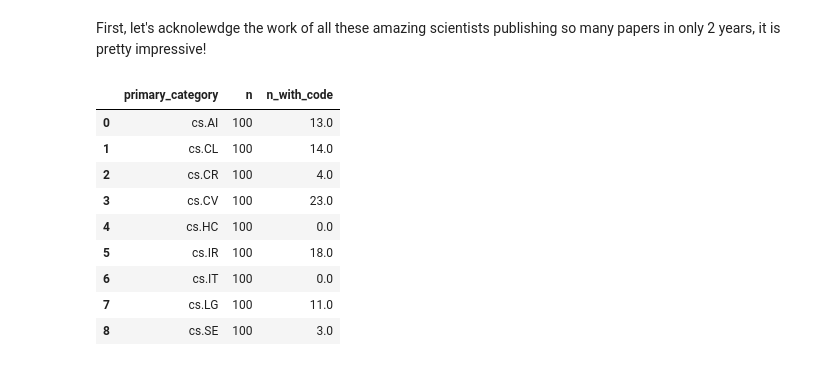
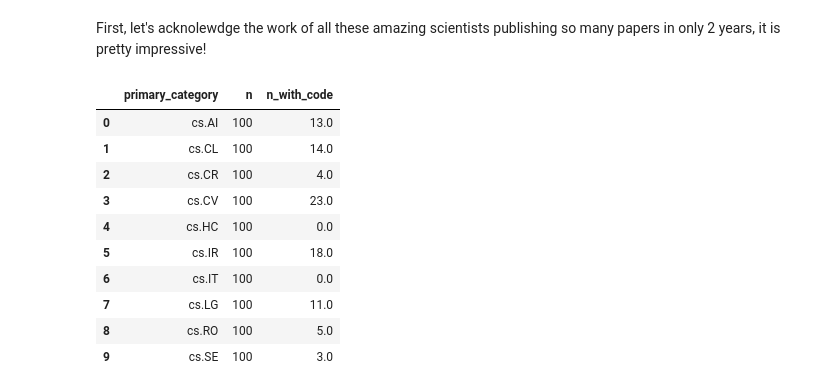
Before and after one commit to Julien-Pgn/SciRex, a Jupyter notebook: notebooks/db_build.ipynb, the cells around one changed output. Drawn from its saved outputs; the diff is of its cells as text; code cells hidden in the pictures.

```diff
--- a/notebooks/db_build.ipynb
+++ b/notebooks/db_build.ipynb
@@ -382,7 +380,7 @@ conn.execute("""
                      ) AS rn
                  FROM papers
                  WHERE primary_category IN (
-                     'cs.CV', 'cs.LG', 'cs.CL', 'cs.RP', 'cs.AI',
+                     'cs.CV', 'cs.LG', 'cs.CL', 'cs.RO', 'cs.AI',
                      'cs.CR', 'cs.HC', 'cs.SE', 'cs.IT', 'cs.IR'
                  )
                  AND submitted_date >= '2024-01-01'
@@ -390,34 +388,35 @@ conn.execute("""
              )
              SELECT
                  arxiv_id,
                  title,
                  primary_category,
                  submitted_date,
                  has_code,
                  github_url
              FROM ranked
              WHERE rn <= 100
              ORDER BY primary_category, rn;
              """)
 
 conn.execute("""
 SELECT primary_category, COUNT(*) AS n,
        SUM(CASE WHEN has_code THEN 1 ELSE 0 END) AS n_with_code
 FROM benchmark_subset
 GROUP BY primary_category
 ORDER BY primary_category
 """).fetchdf()
 # %% [output]
 |  | primary_category | n | n_with_code |
 | 0 | cs.AI | 100 | 13.0 |
 | 1 | cs.CL | 100 | 14.0 |
 | 2 | cs.CR | 100 | 4.0 |
 | 3 | cs.CV | 100 | 23.0 |
 | 4 | cs.HC | 100 | 0.0 |
 | 5 | cs.IR | 100 | 18.0 |
 | 6 | cs.IT | 100 | 0.0 |
 | 7 | cs.LG | 100 | 11.0 |
-| 8 | cs.SE | 100 | 3.0 |
+| 8 | cs.RO | 100 | 5.0 |
+| 9 | cs.SE | 100 | 3.0 |
 # %%
 conn.execute("""
     SELECT *
```
Also changed, not shown: parts of 5 cells of this notebook, 2 other files.
